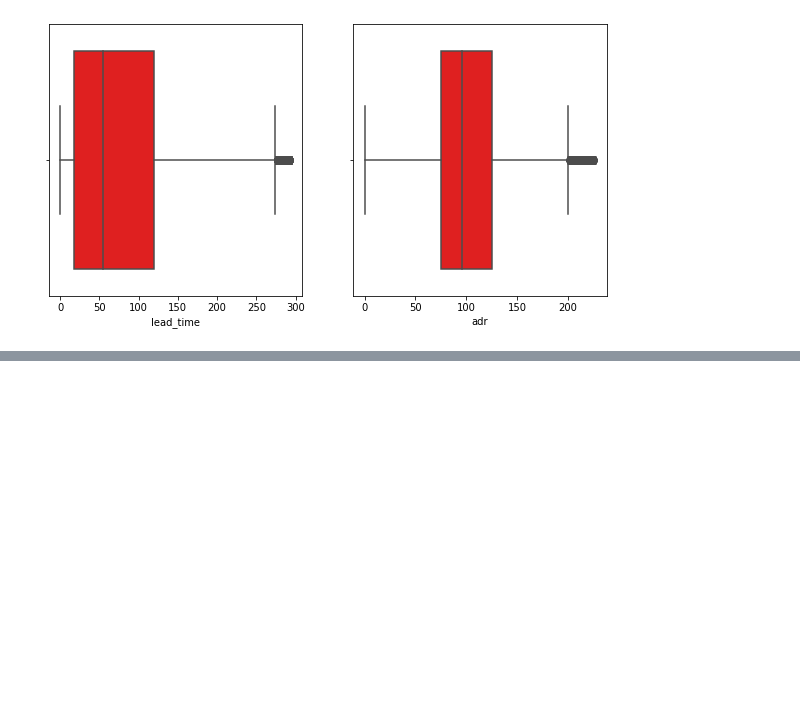
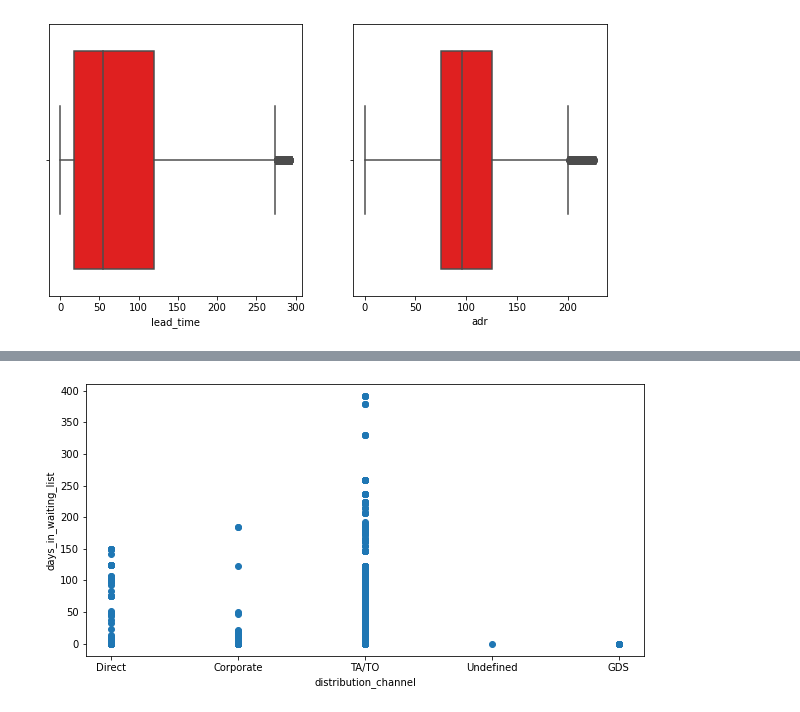
Before and after one commit to sudhakarkothuru/Exploratory-Data-Analysis-on-Hotel-Bookings, a Jupyter notebook: Exploratory_Data_Analysis_on_Hotel_Bookings_Capstone_Project.ipynb, the cells around one changed output, grey strips where cells are left out. Cells and saved outputs as stored; diff of their text form; code cells hidden in the pictures; blank space fills up the shorter version.

```diff
--- a/Exploratory_Data_Analysis_on_Hotel_Bookings_Capstone_Project.ipynb
+++ b/Exploratory_Data_Analysis_on_Hotel_Bookings_Capstone_Project.ipynb
@@ -333,0 +345,9 @@ sns.boxplot(x=df1['adr'], color='red')
+# %%
+## plot b/w distributiob channel and days in waiting list
+fig,x1=plt.subplots(figsize=(10,5))
+x1.scatter(df['distribution_channel'], df['days_in_waiting_list'])
+x1.set_xlabel('distribution_channel')
+x1.set_ylabel('days_in_waiting_list')
+plt.show()
+# %% [output]
+[figure, added]
```
Also changed, not shown: parts of 16 cells of this notebook.
